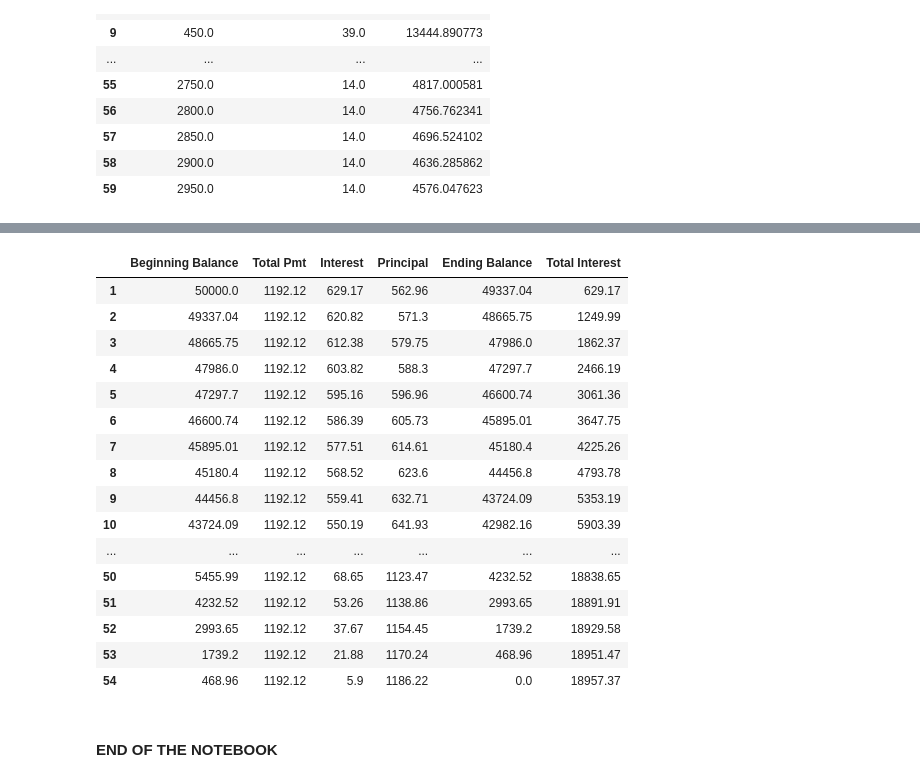
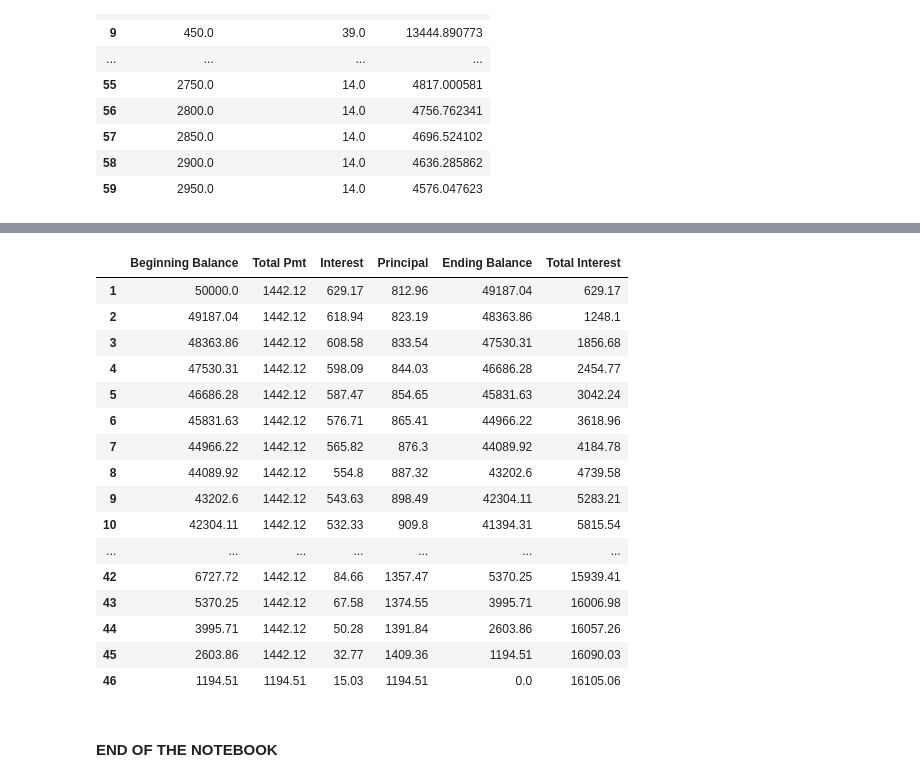
Before and after one commit to jshinm/mortgage_analysis, a Jupyter notebook: loan_payment_schedule.ipynb, the cells around one changed output, grey strips where cells are left out. Saved outputs shown, nothing was run; the diff lists cells and outputs as text; code cells hidden in the pictures.

```diff
--- a/loan_payment_schedule.ipynb
+++ b/loan_payment_schedule.ipynb
@@ -106,22 +108,22 @@ df.plot(x='Additive Down', y='Total Payment Schedule', kind='bar')
 # %%
-generate_amortization_table(P=LOAN_AMT, r=APR, n=LOAN_TERM, additive=100)#.Principal.sum()
+generate_amortization_table(P=LOAN_AMT, r=APR, n=LOAN_TERM, additive=250)#.Principal.sum()
 # %% [output]
 |  | Beginning Balance | Total Pmt | Interest | Principal | Ending Balance | Total Interest |
-| 1 | 50000.0 | 1192.12 | 629.17 | 562.96 | 49337.04 | 629.17 |
-| 2 | 49337.04 | 1192.12 | 620.82 | 571.3 | 48665.75 | 1249.99 |
-| 3 | 48665.75 | 1192.12 | 612.38 | 579.75 | 47986.0 | 1862.37 |
-| 4 | 47986.0 | 1192.12 | 603.82 | 588.3 | 47297.7 | 2466.19 |
-| 5 | 47297.7 | 1192.12 | 595.16 | 596.96 | 46600.74 | 3061.36 |
-| 6 | 46600.74 | 1192.12 | 586.39 | 605.73 | 45895.01 | 3647.75 |
-| 7 | 45895.01 | 1192.12 | 577.51 | 614.61 | 45180.4 | 4225.26 |
-| 8 | 45180.4 | 1192.12 | 568.52 | 623.6 | 44456.8 | 4793.78 |
-| 9 | 44456.8 | 1192.12 | 559.41 | 632.71 | 43724.09 | 5353.19 |
-| 10 | 43724.09 | 1192.12 | 550.19 | 641.93 | 42982.16 | 5903.39 |
+| 1 | 50000.0 | 1442.12 | 629.17 | 812.96 | 49187.04 | 629.17 |
+| 2 | 49187.04 | 1442.12 | 618.94 | 823.19 | 48363.86 | 1248.1 |
+| 3 | 48363.86 | 1442.12 | 608.58 | 833.54 | 47530.31 | 1856.68 |
+| 4 | 47530.31 | 1442.12 | 598.09 | 844.03 | 46686.28 | 2454.77 |
+| 5 | 46686.28 | 1442.12 | 587.47 | 854.65 | 45831.63 | 3042.24 |
+| 6 | 45831.63 | 1442.12 | 576.71 | 865.41 | 44966.22 | 3618.96 |
+| 7 | 44966.22 | 1442.12 | 565.82 | 876.3 | 44089.92 | 4184.78 |
+| 8 | 44089.92 | 1442.12 | 554.8 | 887.32 | 43202.6 | 4739.58 |
+| 9 | 43202.6 | 1442.12 | 543.63 | 898.49 | 42304.11 | 5283.21 |
+| 10 | 42304.11 | 1442.12 | 532.33 | 909.8 | 41394.31 | 5815.54 |
 | ... | ... | ... | ... | ... | ... | ... |
-| 50 | 5455.99 | 1192.12 | 68.65 | 1123.47 | 4232.52 | 18838.65 |
-| 51 | 4232.52 | 1192.12 | 53.26 | 1138.86 | 2993.65 | 18891.91 |
-| 52 | 2993.65 | 1192.12 | 37.67 | 1154.45 | 1739.2 | 18929.58 |
-| 53 | 1739.2 | 1192.12 | 21.88 | 1170.24 | 468.96 | 18951.47 |
-| 54 | 468.96 | 1192.12 | 5.9 | 1186.22 | 0.0 | 18957.37 |
+| 42 | 6727.72 | 1442.12 | 84.66 | 1357.47 | 5370.25 | 15939.41 |
+| 43 | 5370.25 | 1442.12 | 67.58 | 1374.55 | 3995.71 | 16006.98 |
+| 44 | 3995.71 | 1442.12 | 50.28 | 1391.84 | 2603.86 | 16057.26 |
+| 45 | 2603.86 | 1442.12 | 32.77 | 1409.36 | 1194.51 | 16090.03 |
+| 46 | 1194.51 | 1194.51 | 15.03 | 1194.51 | 0.0 | 16105.06 |
 # %% [markdown]
 #### END OF THE NOTEBOOK
```
Also changed, not shown: parts of 2 cells of this notebook.
